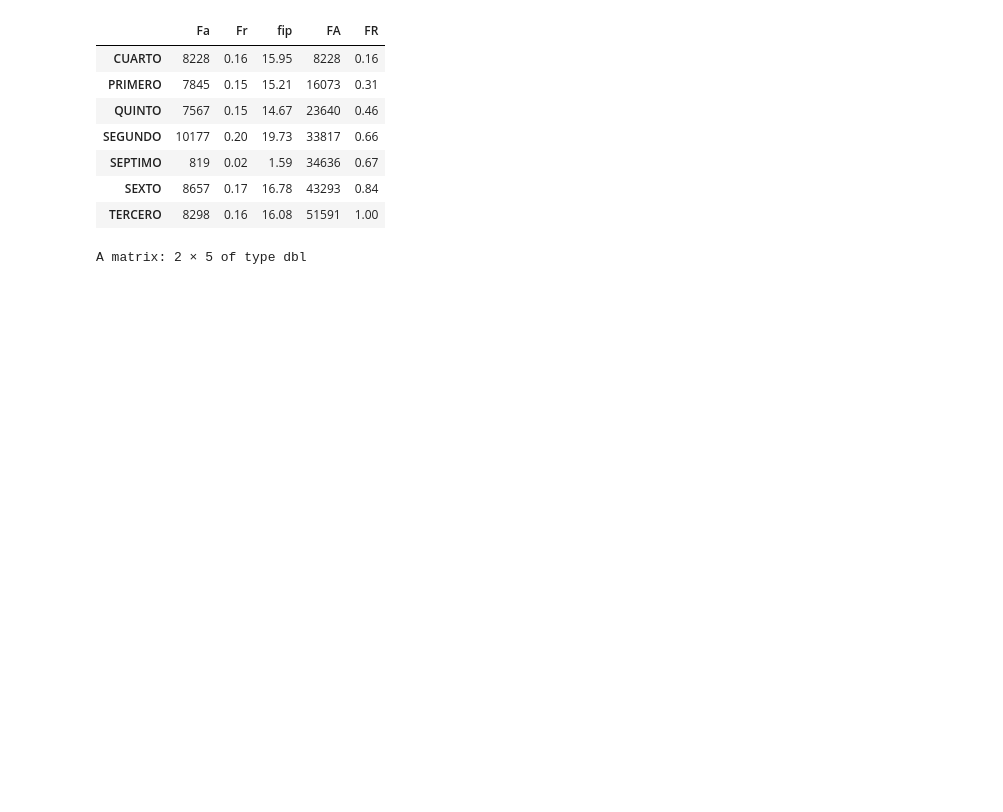
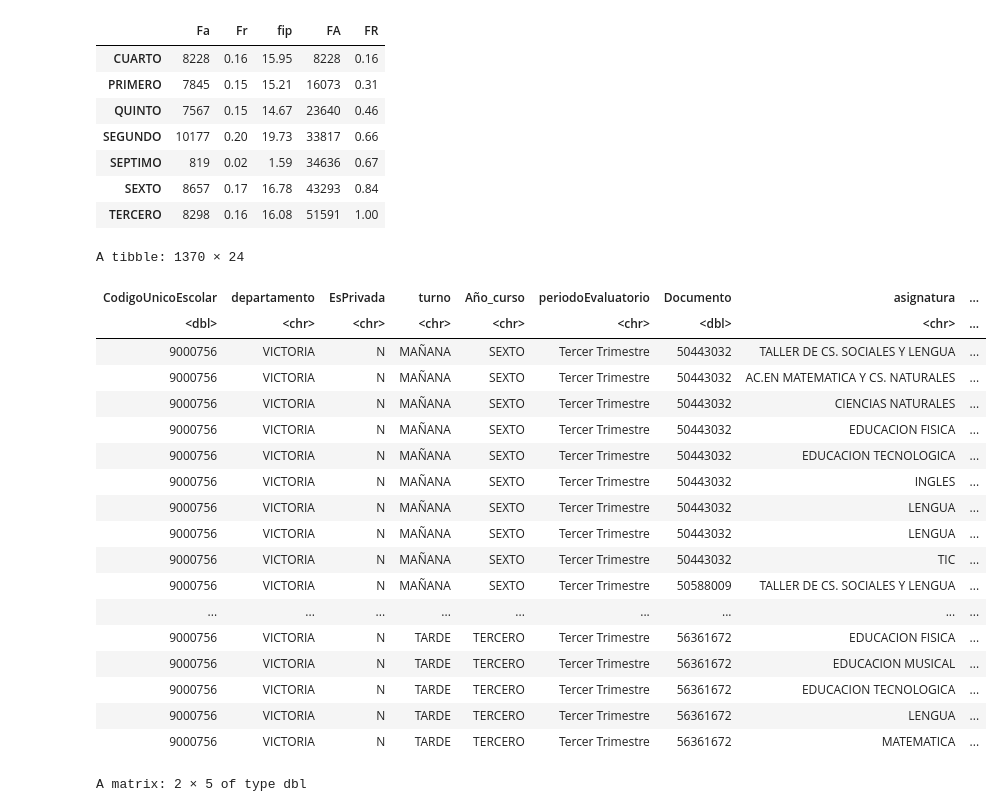
Before and after one commit to Ayrton-Milessi/VICTORIA-Exploracion-de-Datos-Multivariados, a Jupyter notebook: Codigo del TP_2.ipynb, the cells around one changed output. Cells and saved outputs as stored; diff of their text form; code cells hidden in the pictures; blank space fills up the shorter version.

```diff
--- a/Codigo del TP.ipynb
+++ b/Codigo del TP_2.ipynb
@@ -242,6 +247,28 @@ A matrix: 7 × 5 of type dbl
 | SEPTIMO | 819 | 0.02 | 1.59 | 34636 | 0.67 |
 | SEXTO | 8657 | 0.17 | 16.78 | 43293 | 0.84 |
 | TERCERO | 8298 | 0.16 | 16.08 | 51591 | 1.00 |
+# %%
+Victoria_primaria[Victoria_primaria$ModEnseñanza == "Escuelas NINA", ]
+# %% [output]
+A tibble: 1370 × 24
+| CodigoUnicoEscolar | departamento | EsPrivada | turno | Año_curso | periodoEvaluatorio | Documento | asignatura | ... |
+| <dbl> | <chr> | <chr> | <chr> | <chr> | <chr> | <dbl> | <chr> | ... |
+| 9000756 | VICTORIA | N | MAÑANA | SEXTO | Tercer Trimestre | 50443032 | TALLER DE CS. SOCIALES Y LENGUA | ... |
+| 9000756 | VICTORIA | N | MAÑANA | SEXTO | Tercer Trimestre | 50443032 | AC.EN MATEMATICA Y CS. NATURALES | ... |
+| 9000756 | VICTORIA | N | MAÑANA | SEXTO | Tercer Trimestre | 50443032 | CIENCIAS NATURALES | ... |
+| 9000756 | VICTORIA | N | MAÑANA | SEXTO | Tercer Trimestre | 50443032 | EDUCACION FISICA | ... |
+| 9000756 | VICTORIA | N | MAÑANA | SEXTO | Tercer Trimestre | 50443032 | EDUCACION TECNOLOGICA | ... |
+| 9000756 | VICTORIA | N | MAÑANA | SEXTO | Tercer Trimestre | 50443032 | INGLES | ... |
+| 9000756 | VICTORIA | N | MAÑANA | SEXTO | Tercer Trimestre | 50443032 | LENGUA | ... |
+| 9000756 | VICTORIA | N | MAÑANA | SEXTO | Tercer Trimestre | 50443032 | LENGUA | ... |
+| 9000756 | VICTORIA | N | MAÑANA | SEXTO | Tercer Trimestre | 50443032 | TIC | ... |
+| 9000756 | VICTORIA | N | MAÑANA | SEXTO | Tercer Trimestre | 50588009 | TALLER DE CS. SOCIALES Y LENGUA | ... |
+| ... | ... | ... | ... | ... | ... | ... | ... | ... |
+| 9000756 | VICTORIA | N | TARDE | TERCERO | Tercer Trimestre | 56361672 | EDUCACION FISICA | ... |
+| 9000756 | VICTORIA | N | TARDE | TERCERO | Tercer Trimestre | 56361672 | EDUCACION MUSICAL | ... |
+| 9000756 | VICTORIA | N | TARDE | TERCERO | Tercer Trimestre | 56361672 | EDUCACION TECNOLOGICA | ... |
+| 9000756 | VICTORIA | N | TARDE | TERCERO | Tercer Trimestre | 56361672 | LENGUA | ... |
+| 9000756 | VICTORIA | N | TARDE | TERCERO | Tercer Trimestre | 56361672 | MATEMATICA | ... |
 # %%
 Fa <- table(Victoria_primaria$ModEnseñanza)
 Fr <- prop.table(Fa)
```
Also changed, not shown: parts of 39 cells of this notebook, 3 other files.
